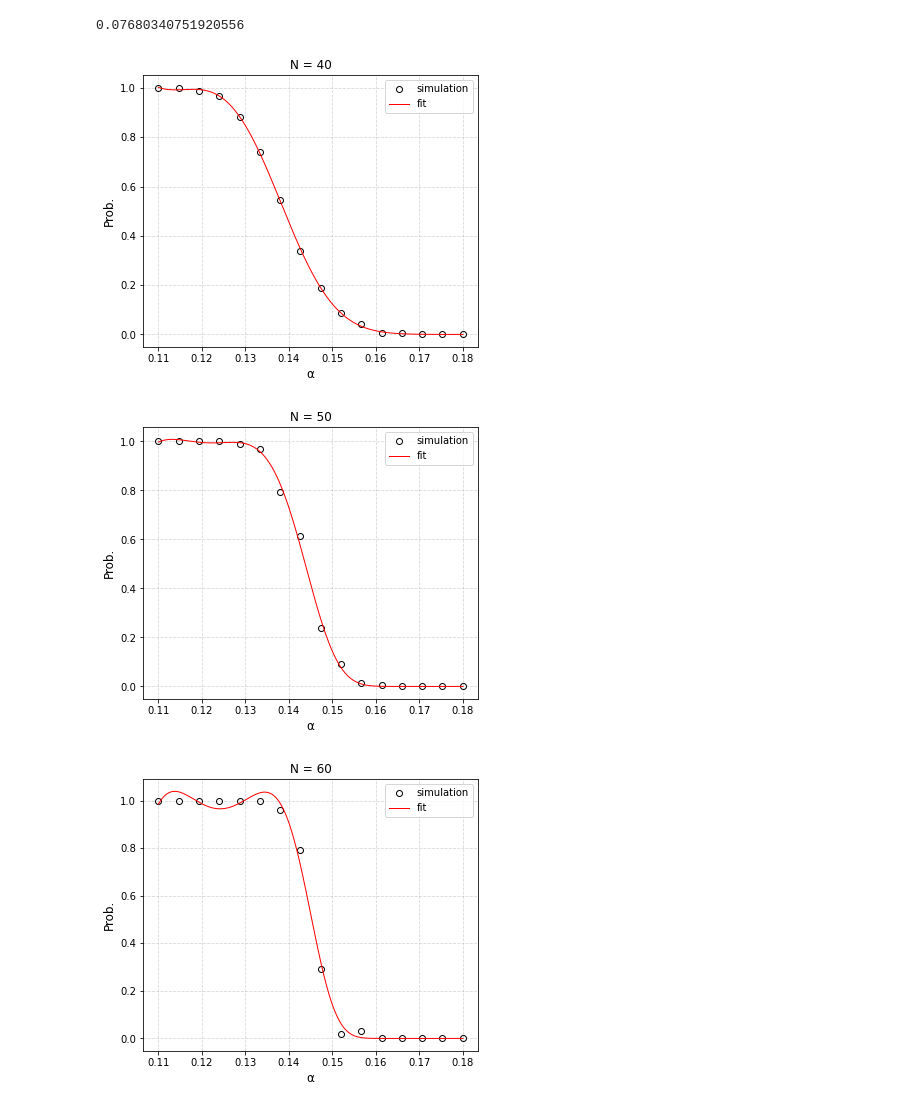
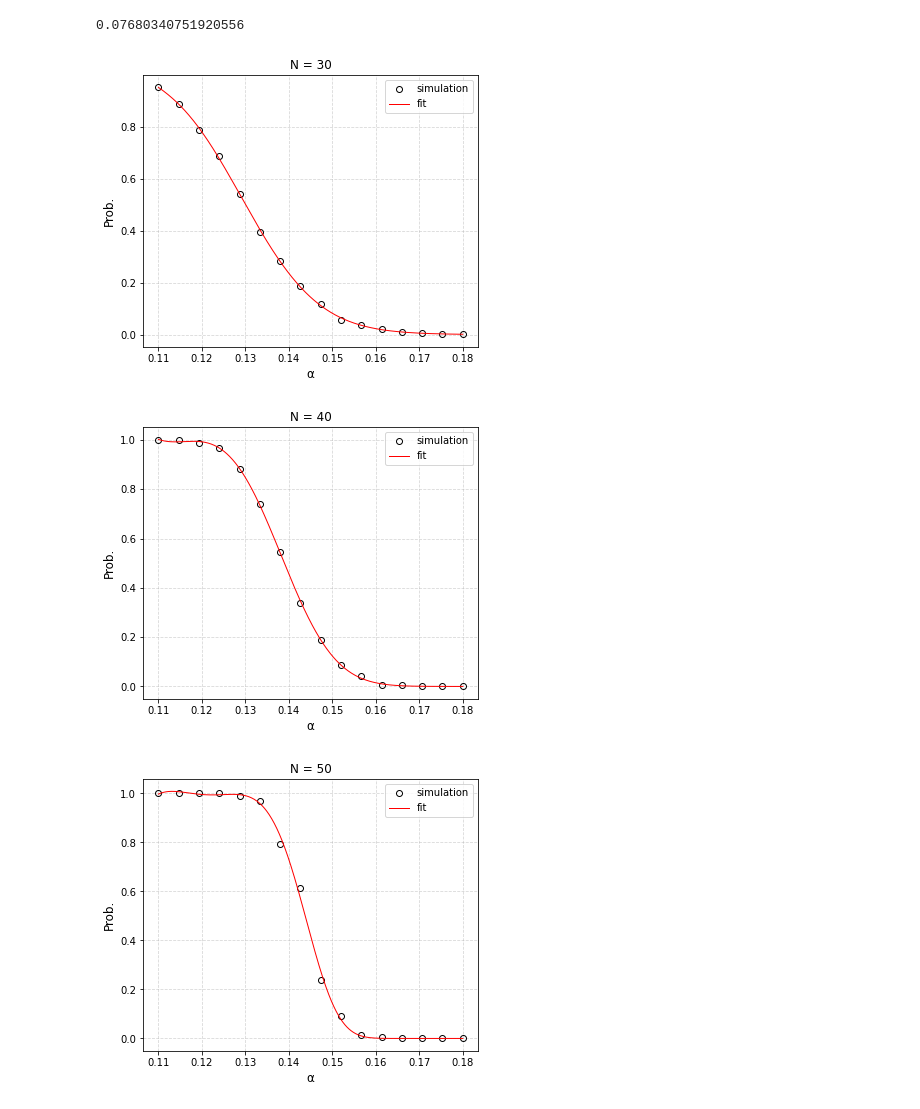
Before and after one commit to lorenzomancini1/Hopfield_Model, a Jupyter notebook: src/Modern Hopfield/binary/Phase_Diagram/notebooks/analysis_of_alpha_c.ipynb, the cells around one changed output. Cells and saved outputs as stored; diff of their text form; code cells hidden in the pictures.

```diff
--- a/src/Modern Hopfield/binary/Phase_Diagram/notebooks/analysis_of_alpha_c.ipynb
+++ b/src/Modern Hopfield/binary/Phase_Diagram/notebooks/analysis_of_alpha_c.ipynb
@@ -44,11 +63,11 @@ a, b, αc008, dαc008 = fs.compute_αc(λ, NN, rootdir = "./", datadir = "julia_
 # %% [output]
 0.07680340751920556
 # %%
-NN = [40, 50, 60]
+NN = [30, 40, 50, 60]
 λ = 0.1
 a, b, αc01, dαc01 = fs.compute_αc(λ, NN, rootdir = "./", datadir = "julia_data",
               plot_prob= True, plot_scaling=True, x_guess = 0.14, d0 = 4)
 # %% [output]
-[figure, old version]
+[figure, new version]
-[figure, old version]
+[figure, new version]
-[figure, old version]
+[figure, new version]
```
Also changed, not shown: parts of 6 cells of this notebook.
